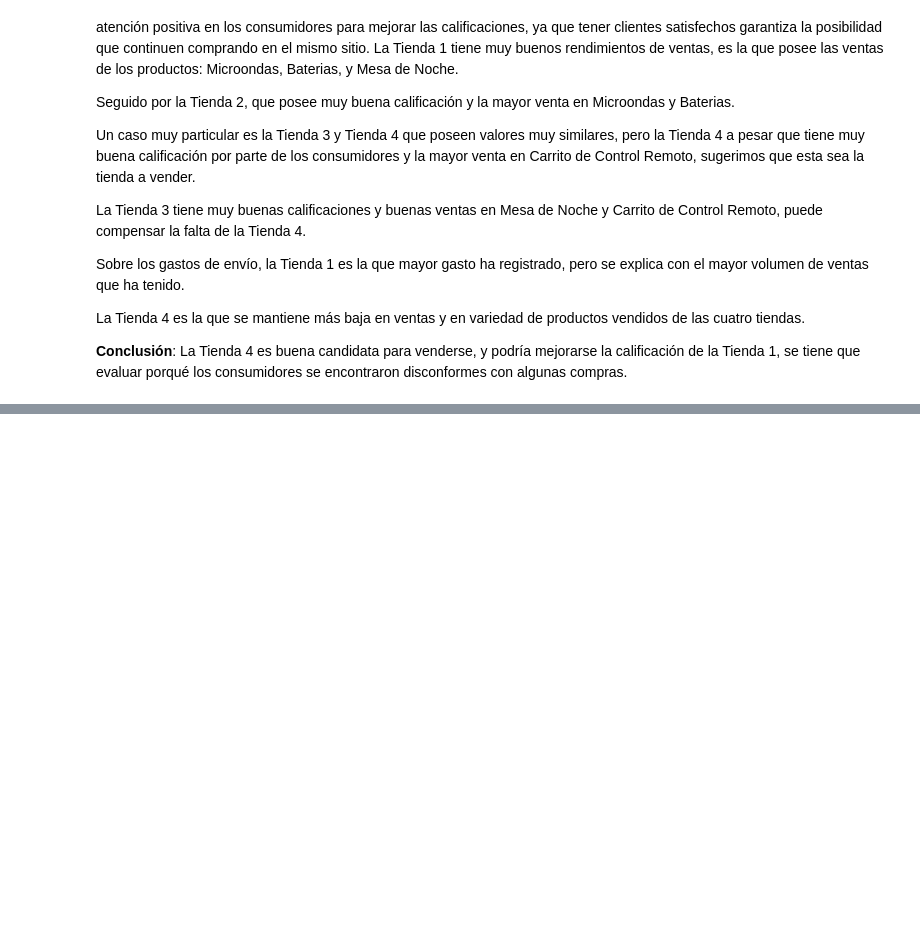
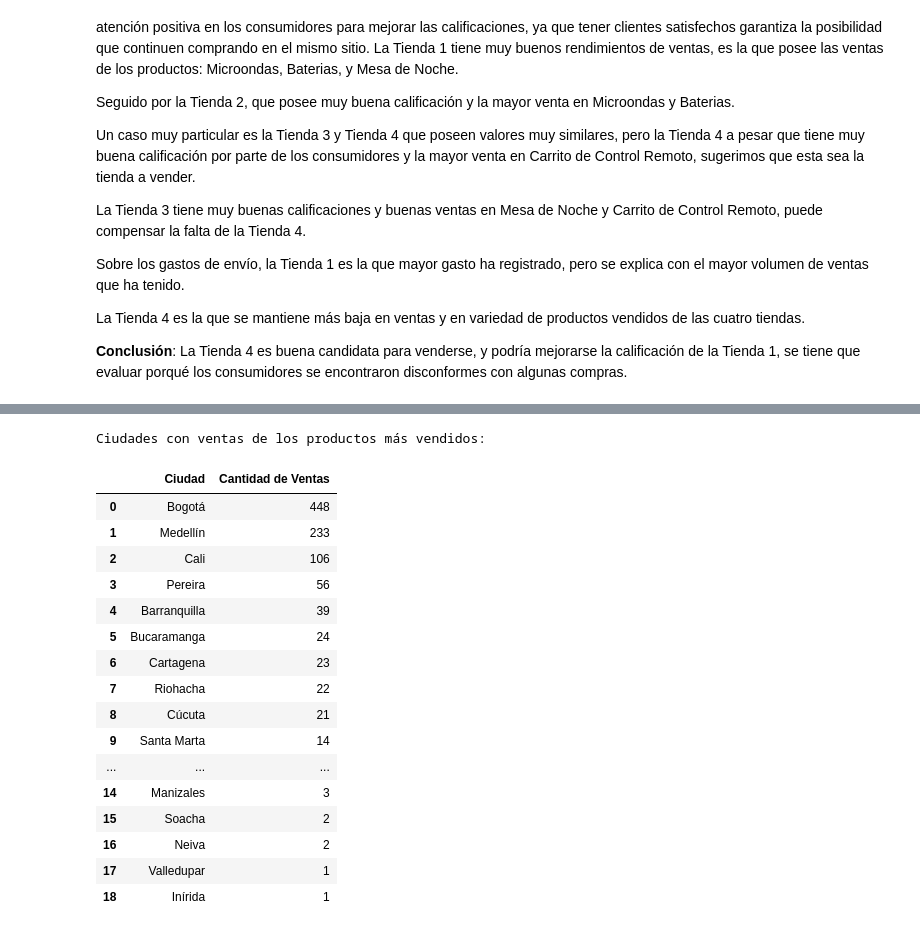
Before and after one commit to Beaebert/challenge1-data-science-latam, a Jupyter notebook: AluraStoreLatam.ipynb, the cells around one changed output, grey strips where cells are left out. Saved outputs shown, nothing was run; the diff lists cells and outputs as text; code cells hidden in the pictures; blank space fills up the shorter version.

```diff
--- a/AluraStoreLatam.ipynb
+++ b/AluraStoreLatam.ipynb
@@ -462,0 +484,26 @@ La Tienda 4 es la que se mantiene más baja en ventas y en variedad de productos
+# %%
+# Get the unique locations (cities) from the filtered dataframe
+locations_most_sold = filtered_tiendas['Lugar de Compra'].value_counts().reset_index()
+locations_most_sold.columns = ['Ciudad', 'Cantidad de Ventas']
+
+print("Ciudades con ventas de los productos más vendidos:")
+display(locations_most_sold)
+# %% [output]
+Ciudades con ventas de los productos más vendidos:
+|  | Ciudad | Cantidad de Ventas |
+| 0 | Bogotá | 448 |
+| 1 | Medellín | 233 |
+| 2 | Cali | 106 |
+| 3 | Pereira | 56 |
+| 4 | Barranquilla | 39 |
+| 5 | Bucaramanga | 24 |
+| 6 | Cartagena | 23 |
+| 7 | Riohacha | 22 |
+| 8 | Cúcuta | 21 |
+| 9 | Santa Marta | 14 |
+| ... | ... | ... |
+| 14 | Manizales | 3 |
+| 15 | Soacha | 2 |
+| 16 | Neiva | 2 |
+| 17 | Valledupar | 1 |
+| 18 | Inírida | 1 |
```
Also changed, not shown: parts of 2 cells of this notebook.
